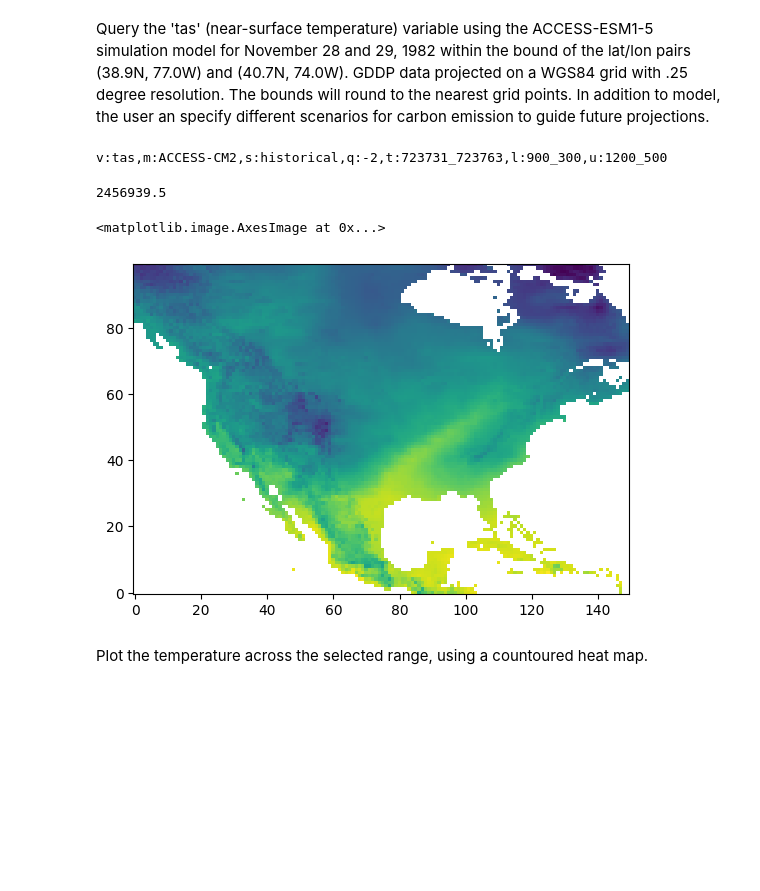
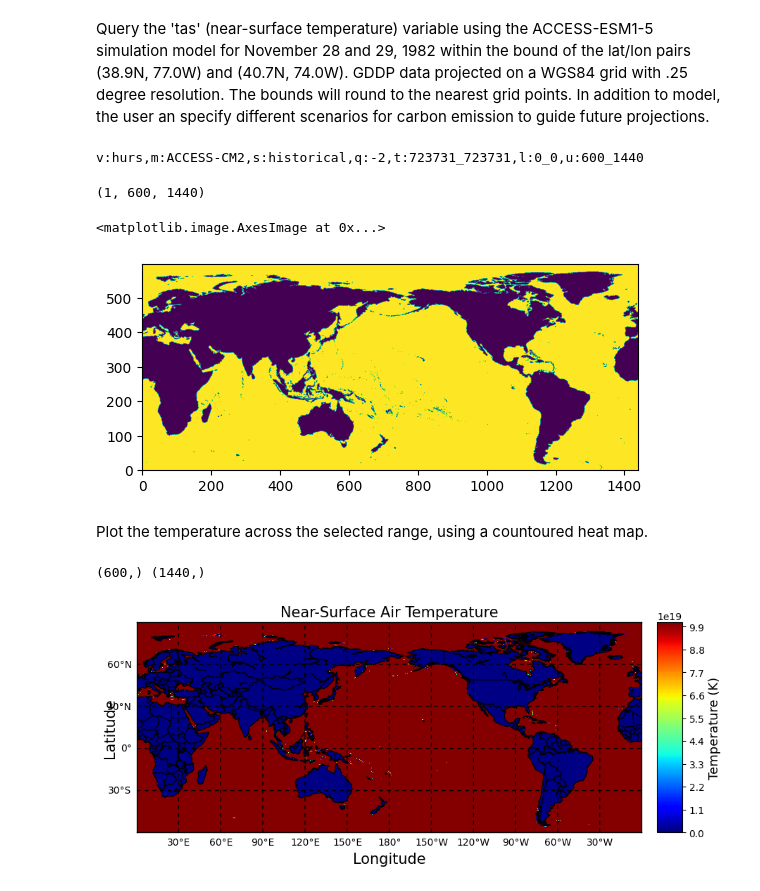
Before and after one commit to aashishpanta0/cmip6-idxclient, a Jupyter notebook: demo_1_nb.ipynb, the cells around one changed output. Drawn from its saved outputs; the diff is of its cells as text; code cells hidden in the pictures; blank space fills up the shorter version.

```diff
--- a/demo_1_nb.ipynb
+++ b/demo_1_nb.ipynb
@@ -14,42 +14,54 @@ client = DXInterface('20.84.58.28:8000')
 Query the 'tas' (near-surface temperature) variable using the ACCESS-ESM1-5 simulation model for November 28 and 29, 1982 within the bound of the lat/lon pairs (38.9N, 77.0W) and (40.7N, 74.0W). GDDP data projected on a WGS84 grid with .25 degree resolution. The bounds will round to the nearest grid points. In addition to model, the user an specify different scenarios for carbon emission to guide future projections.
 # %%
 data, lat, lon = client.query(source = 'planetary-gddp',
-		variable = 'tas',
+		variable = 'hurs',
 		model = 'ACCESS-CM2',
 		start_date = '1982-10-28',
-		end_date = '1982-11-29',
+		end_date = '1982-10-28',
 		scenario='historical',
 		quality=-2,
-		lb=(900,300),
-		ub=(1200,500),
+		lb=(0,0),
+		ub=(600,1440),
 		geo_lb = (38.9, -77.0),
 		geo_ub = (40.7,-74.0))
 # %% [output]
-v:tas,m:ACCESS-CM2,s:historical,q:-2,t:723731_723763,l:900_300,u:1200_500
+v:hurs,m:ACCESS-CM2,s:historical,q:-2,t:723731_723731,l:0_0,u:600_1440
 # %%
-np.nansum(data)
+data.shape
 # %% [output]
-2456939.5
+(1, 600, 1440)
 # %%
-plt.imshow(data[:,:],origin='lower')
+plt.imshow(data[0,:,:],origin='lower')
 # %% [output]
 <matplotlib.image.AxesImage at 0x...>
-[figure, old version]
+[figure, new version]
 # %% [markdown]
 Plot the temperature across the selected range, using a countoured heat map.
 # %%
-fig = plt.figure(num=None, figsize=(7, 7) )
-m = Basemap(projection='cyl', llcrnrlon=-77.0, llcrnrlat=38.9, urcrnrlon=-74.0, urcrnrlat=40.7, resolution='i')
-x, y = m(*np.meshgrid(lon,lat))
-cs = m.contourf(x, y, data[0], levels = 100, cmap=plt.cm.jet)
+lat = np.linspace(-59.88, 89.88, data.shape[1])
+lon = np.linspace(0.125, 359.875, data.shape[2])
+print(lat.shape,lon.shape)
+# lat = np.arange(-59.88, 90, 0.25)
+# lon = np.arange(0.125, 360, 0.25)
+#
+fig = plt.figure(num=None, figsize=(10, 5))
+m = Basemap(projection='cyl', llcrnrlon=lon.min(), llcrnrlat=lat.min(), urcrnrlon=lon.max(), urcrnrlat=lat.max(), resolution='c')
+
+x, y = np.meshgrid(lon, lat)
+cs = m.contourf(x, y, data[0,:,:], levels=100, cmap=plt.cm.jet)
+
 m.drawcoastlines()
 m.drawmapboundary()
-m.drawcountries(linewidth=1, linestyle='solid', color='k' )
-m.drawmeridians(range(33, 48, 2), color='k', linewidth=1.0, dashes=[4, 4], labels=[0, 0, 0, 1])
-m.drawparallels(range(3, 15, 2), color='k', linewidth=1.0, dashes=[4, 4], labels=[1, 0, 0, 0])
-plt.ylabel("Latitude", fontsize=15, labelpad=35)
+m.drawcountries(linewidth=1, linestyle='solid', color='k')
+m.drawmeridians(np.arange(-180, 180, 30), color='k', linewidth=1.0, dashes=[4, 4], labels=[0, 0, 0, 1])
+m.drawparallels(np.arange(-90, 90, 30), color='k', linewidth=1.0, dashes=[4, 4], labels=[1, 0, 0, 0])
+
+plt.ylabel("Latitude", fontsize=15, labelpad=20)
 plt.xlabel("Longitude", fontsize=15, labelpad=20)
 cbar = m.colorbar(cs, location='right', pad="3%")
 cbar.set_label('Temperature (K)', fontsize=13)
-plt.title('near-surface air temperature', fontsize=15)
+plt.title('Near-Surface Air Temperature', fontsize=15)
 plt.show()
+# %% [output]
+(600,) (1440,)
+[figure, added]
```
Also changed, not shown: 1 other file.
